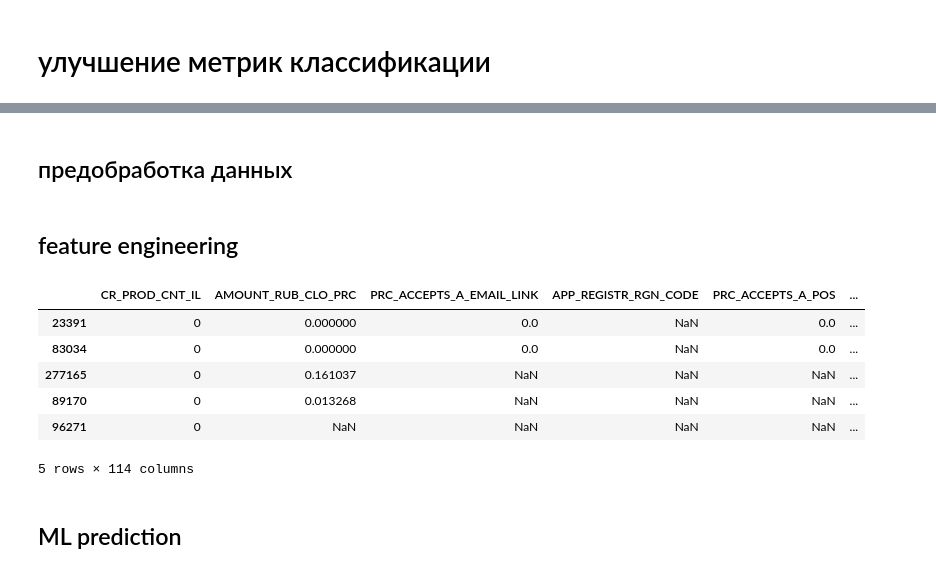
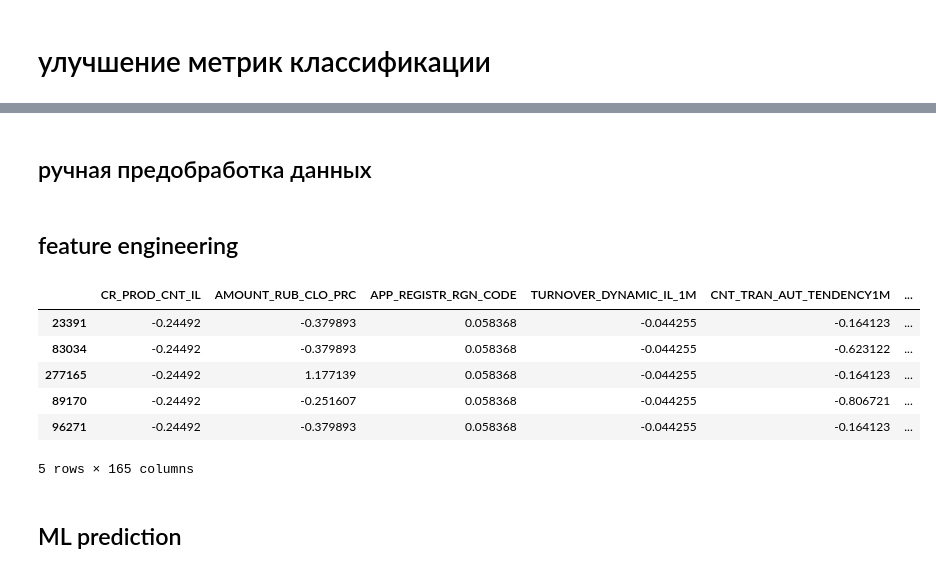
Before and after one commit to ArtemGusenkov/projects, a Jupyter notebook: customer-churn-prediction/notebooks/main.ipynb, the cells around one changed output, grey strips where cells are left out. Drawn from its saved outputs; the diff is of its cells as text; code cells hidden in the pictures.

```diff
--- a/customer-churn-prediction/notebooks/main.ipynb
+++ b/customer-churn-prediction/notebooks/main.ipynb
@@ -31,7 +27,7 @@ df, y = ppf.load_data(r'../datasets/train.csv')
 # %% [markdown]
 # baseline на исходном датасете
 # %%
-a = df
+a = df.copy()
 n_cols = a.shape[1]
 # %% [markdown]
 проверка на дубликаты
@@ -95,2 +135,2 @@ ROC AUC: 0.7206533458957938
 # %% [markdown]
-## предобработка данных
+## ручная предобработка данных
@@ -100,14 +137,20 @@ X_test_2 = ppf.process_nan(X_test)
+# %%
+X_train, X_test, y_train, y_test = train_test_split(a, y, stratify=y, test_size=0.2, random_state=1)
+prep = ppf.preprocessing()
+prep.fit(X_train)
+X_train_2 = prep.transform(X_train)
+X_test_2 = prep.transform(X_test)
 # %% [markdown]
 ## feature engineering
 # %%
 X_train_2 = ppf.feature_engineering(X_train_2)
 X_test_2 = ppf.feature_engineering(X_test_2)
-X_train.head()
+X_train_2.head()
 # %% [output]
-|  | CR_PROD_CNT_IL | AMOUNT_RUB_CLO_PRC | PRC_ACCEPTS_A_EMAIL_LINK | APP_REGISTR_RGN_CODE | PRC_ACCEPTS_A_POS | ... |
-| 23391 | 0 | 0.000000 | 0.0 | NaN | 0.0 | ... |
-| 83034 | 0 | 0.000000 | 0.0 | NaN | 0.0 | ... |
-| 277165 | 0 | 0.161037 | NaN | NaN | NaN | ... |
-| 89170 | 0 | 0.013268 | NaN | NaN | NaN | ... |
-| 96271 | 0 | NaN | NaN | NaN | NaN | ... |
+|  | CR_PROD_CNT_IL | AMOUNT_RUB_CLO_PRC | APP_REGISTR_RGN_CODE | TURNOVER_DYNAMIC_IL_1M | CNT_TRAN_AUT_TENDENCY1M | ... |
+| 23391 | -0.24492 | -0.379893 | 0.058368 | -0.044255 | -0.164123 | ... |
+| 83034 | -0.24492 | -0.379893 | 0.058368 | -0.044255 | -0.623122 | ... |
+| 277165 | -0.24492 | 1.177139 | 0.058368 | -0.044255 | -0.164123 | ... |
+| 89170 | -0.24492 | -0.251607 | 0.058368 | -0.044255 | -0.806721 | ... |
+| 96271 | -0.24492 | -0.379893 | 0.058368 | -0.044255 | -0.164123 | ... |
-5 rows × 114 columns
+5 rows × 165 columns
```
Also changed, not shown: parts of 29 cells of this notebook.
